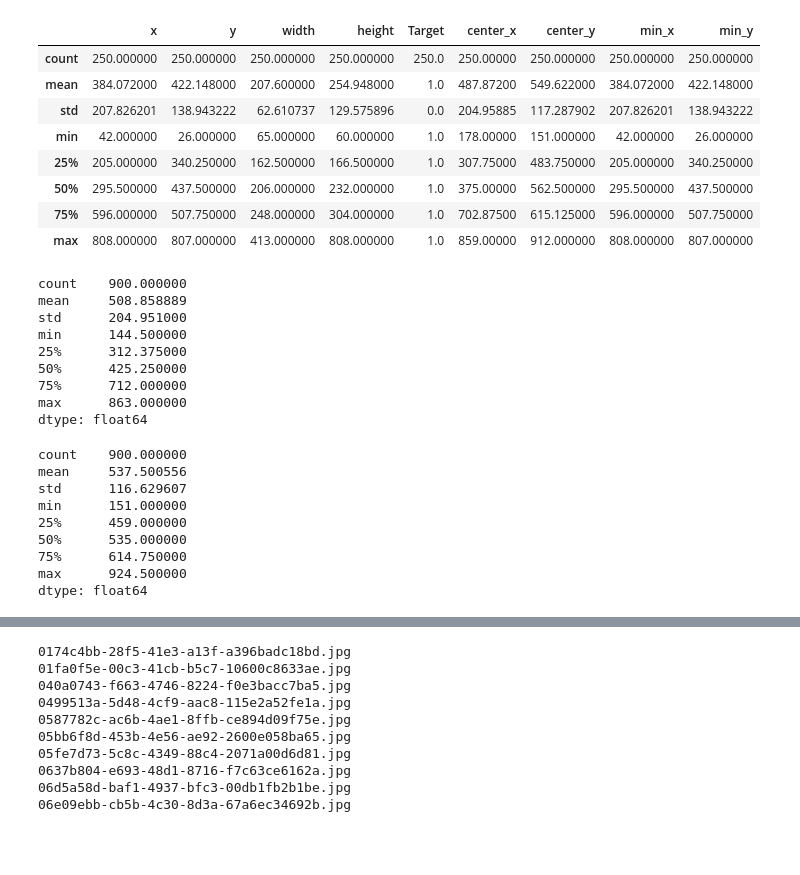
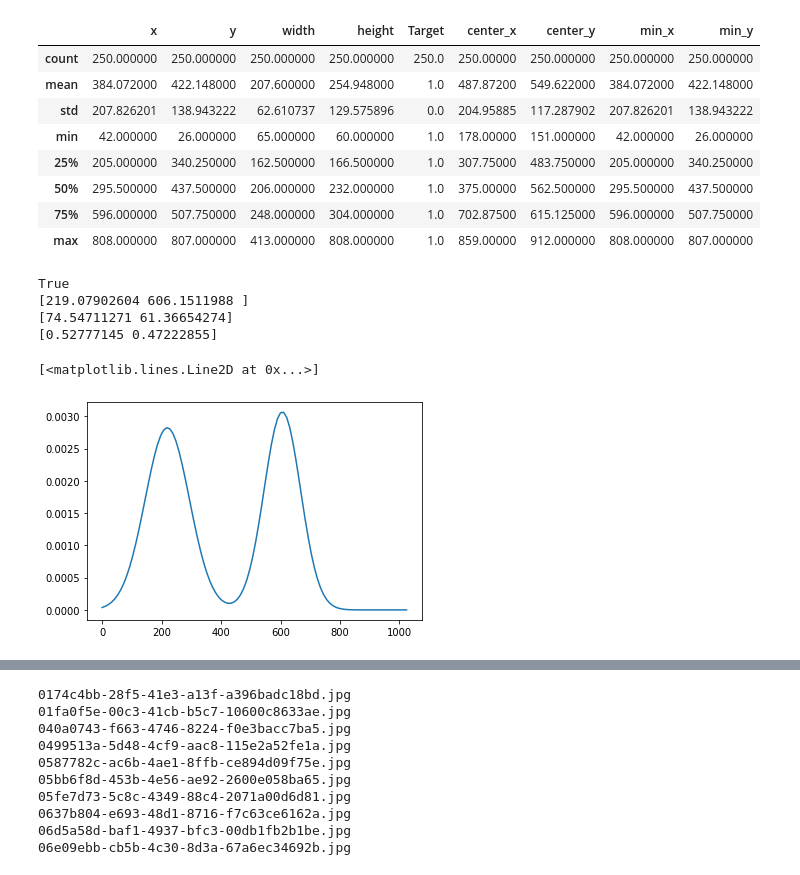
Before and after one commit to luisfelipehsr/deconstructing-bias-skin-lesion, a Jupyter notebook: pneumonia/analysis_new_bbox.ipynb, the cells around one changed output, grey strips where cells are left out. Cells and saved outputs as stored; diff of their text form; code cells hidden in the pictures; blank space fills up the shorter version.

```diff
--- a/pneumonia/analysis_new_bbox.ipynb
+++ b/pneumonia/analysis_new_bbox.ipynb
@@ -125,29 +137,30 @@ unique.describe()
 | 50% | 295.500000 | 437.500000 | 206.000000 | 232.000000 | 1.0 | 375.00000 | 562.500000 | 295.500000 | 437.500000 |
 | 75% | 596.000000 | 507.750000 | 248.000000 | 304.000000 | 1.0 | 702.87500 | 615.125000 | 596.000000 | 507.750000 |
 | max | 808.000000 | 807.000000 | 413.000000 | 808.000000 | 1.0 | 859.00000 | 912.000000 | 808.000000 | 807.000000 |
-# %%
-center_x = data['x'] + (data['width']/2)
-center_x.describe()
-# %% [output]
-count    900.000000
-mean     508.858889
-std      204.951000
-min      144.500000
-25%      312.375000
-50%      425.250000
-75%      712.000000
-max      863.000000
-dtype: float64
-# %%
-center_y = data['y'] + (data['height']/2)
-center_y.describe()
-# %% [output]
-count    900.000000
-mean     537.500556
-std      116.629607
-min      151.000000
-25%      459.000000
-50%      535.000000
-75%      614.750000
-max      924.500000
-dtype: float64
+# %%
+from sklearn.mixture import GaussianMixture
+def double_gaussian(dataframe_column):
+    return GaussianMixture(n_components=2).fit(dataframe_column.to_numpy().reshape(-1, 1))
+
+def display_double_gaussian(distribution):
+    means_hat = distribution.means_.flatten()
+    weights_hat = distribution.weights_.flatten()
+    sds_hat = np.sqrt(distribution.covariances_).flatten()
+
+    print(distribution.converged_)
+    print(means_hat)
+    print(sds_hat)
+    print(weights_hat)
+
+    base = np.linspace(0, 1024, 100)
+    return plt.plot(base, np.exp(distribution.score_samples(base[:, np.newaxis])))
+# %%
+mixture = double_gaussian(data['x'])
+display_double_gaussian(mixture)
+# %% [output]
+True
+[219.07902604 606.1511988 ]
+[74.54711271 61.36654274]
+[0.52777145 0.47222855]
+[<matplotlib.lines.Line2D at 0x...>]
+[figure, added]
```
Also changed, not shown: parts of 4 cells of this notebook, 2 other files.
